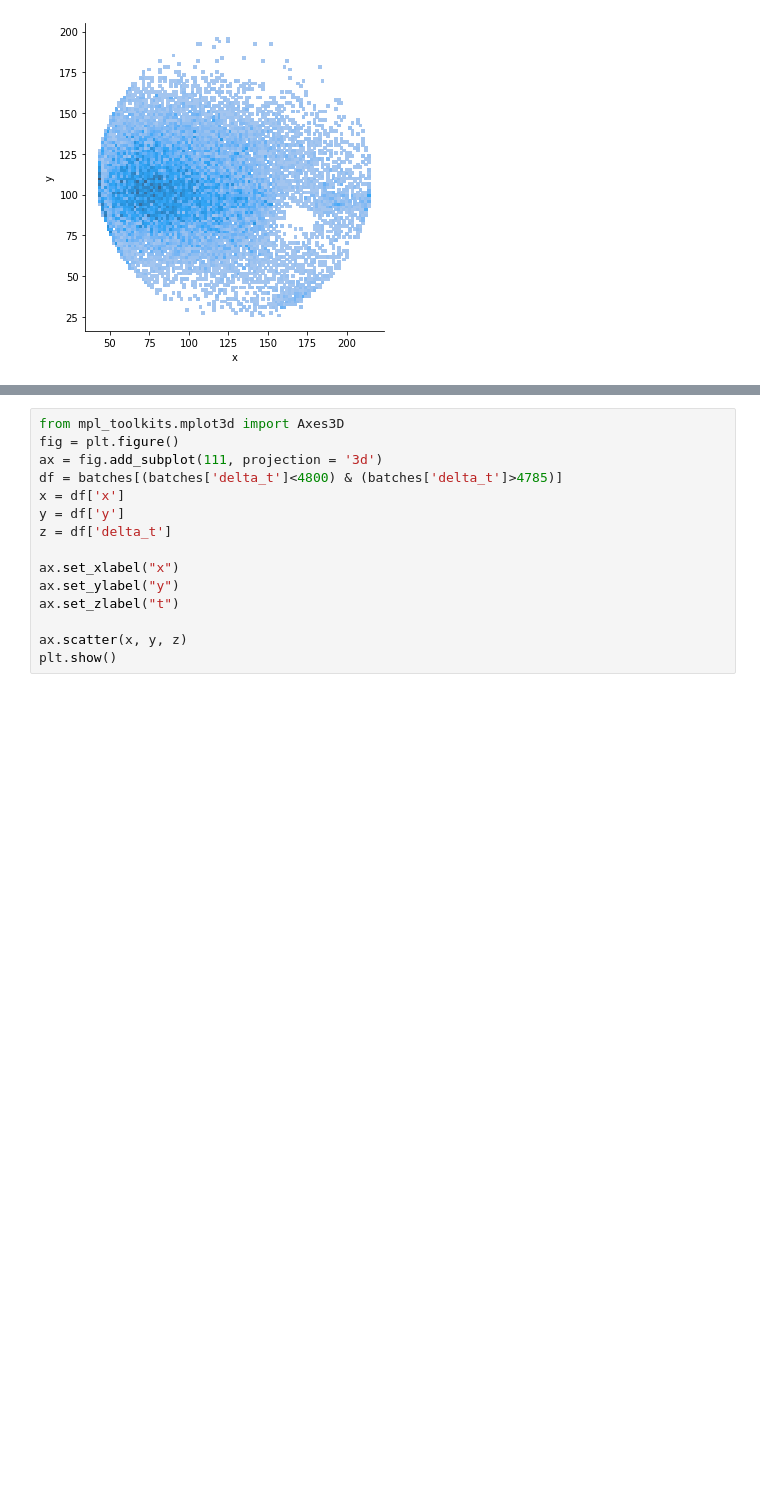
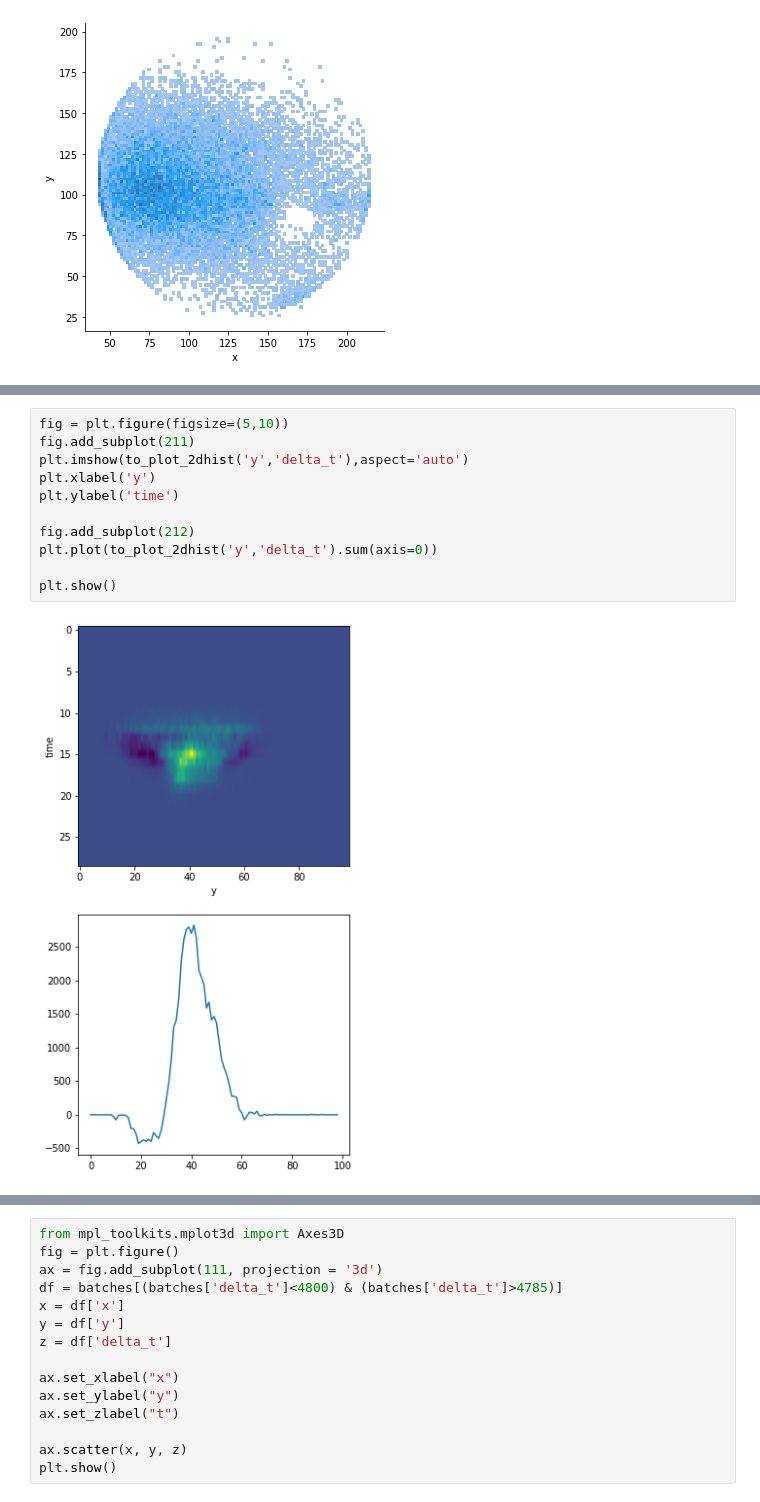
Before and after one commit to gmogol/Timepix, a Jupyter notebook: full_tpx_analysis.ipynb, the cells around one changed output, grey strips where cells are left out. Cells and saved outputs as stored; diff of their text form; blank space fills up the shorter version.

```diff
--- a/full_tpx_analysis.ipynb
+++ b/full_tpx_analysis.ipynb
@@ -242,0 +168,13 @@ plt.plot(x,np.cumsum(y)/np.cumsum(y)[-1])
+# %%
+fig = plt.figure(figsize=(5,10))
+fig.add_subplot(211)
+plt.imshow(to_plot_2dhist('y','delta_t'),aspect='auto')
+plt.xlabel('y')
+plt.ylabel('time')
+
+fig.add_subplot(212)
+plt.plot(to_plot_2dhist('y','delta_t').sum(axis=0))
+
+plt.show()
+# %% [output]
+[figure, added]
```
Also changed, not shown: parts of 60 cells of this notebook, 1 other file.
